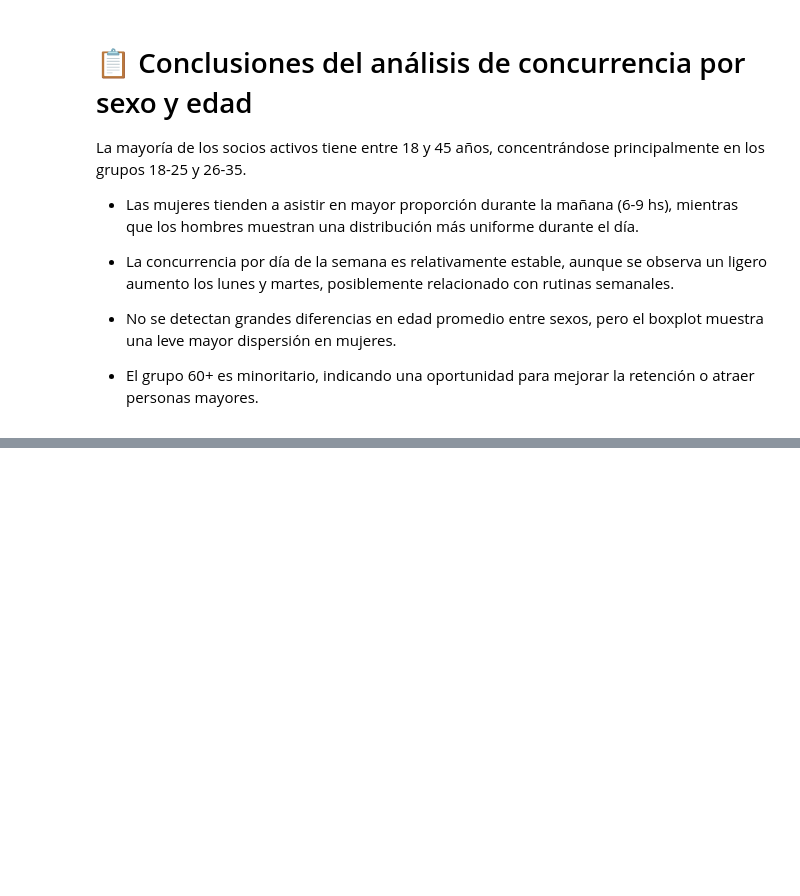
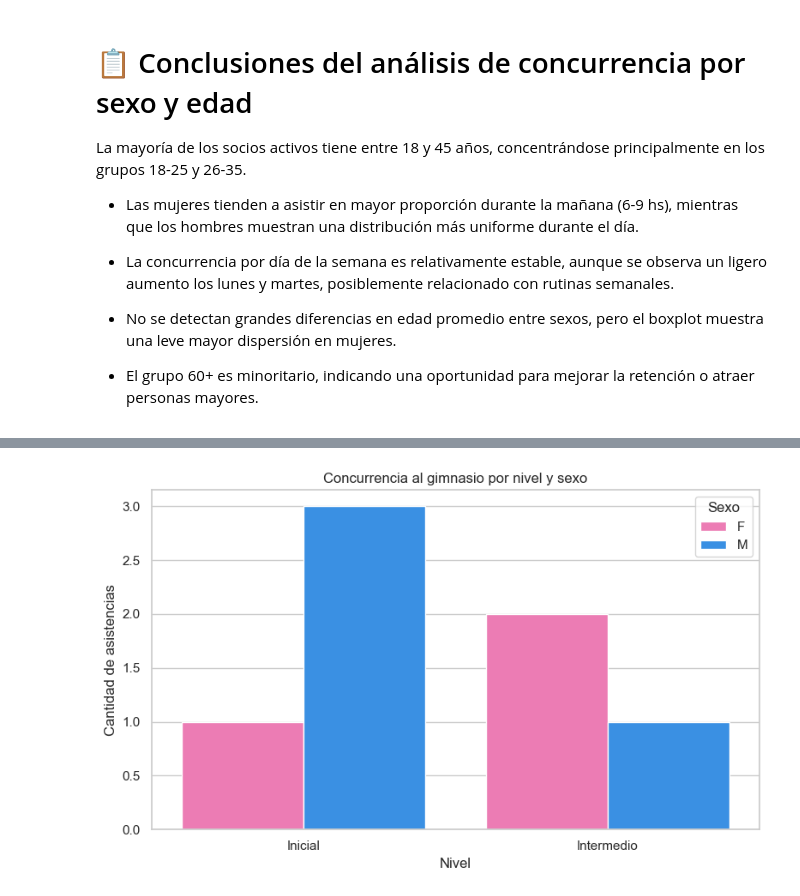
Before and after one commit to GFGaldeano/gym-master, a Jupyter notebook: ia/data_science/EDA/eda_concurrencia_socio.ipynb, the cells around one changed output, grey strips where cells are left out. Drawn from its saved outputs; the diff is of its cells as text; code cells hidden in the pictures; blank space fills up the shorter version.

```diff
--- a/ia/data_science/EDA/eda_concurrencia_socio.ipynb
+++ b/ia/data_science/EDA/eda_concurrencia_socio.ipynb
@@ -280,0 +294,26 @@ La mayoría de los socios activos tiene entre 18 y 45 años, concentrándose pri
+# %%
+import pandas as pd
+import numpy as np
+import matplotlib.pyplot as plt
+import seaborn as sns
+
+# Configuraciones generales
+sns.set(style="whitegrid")
+%matplotlib inline
+# %%
+# 🔐 Credenciales Supabase
+SUPABASE_URL = "https://brrxvwgjkuofcgdnmnfb.supabase.co"
+SUPABASE_KEY = "eyJhbGciOiJIUzI1NiIsInR5cCI6IkpXVCJ9.eyJpc3MiOiJzdXBhYmFzZSIsInJlZiI6ImJycnh2d2dqa3VvZmNnZG5tbmZiIiwicm9sZSI6ImFub24iLCJpYXQiOjE3NDkxNzQxNjIsImV4cCI6MjA2NDc1MDE2Mn0.pJDbApLOkF0LGAAV-d4AJ-HUoQ-13FtLIVMJXwlqT5s"
+supabase: Client = create_client(SUPABASE_URL, SUPABASE_KEY)
+# %%
+# Tablas necesarias
+tabla_socio = supabase.table("socio").select("*").execute()
+tabla_asistencia = supabase.table("asistencia").select("*").execute()
+tabla_nivel = supabase.table("nivel").select("*").execute()
+tabla_objetivo = supabase.table("objetivo").select("*").execute()
+
+# Convertimos a DataFrames
+df_socio = pd.DataFrame(tabla_socio.data)
+df_asistencia = pd.DataFrame(tabla_asistencia.data)
+df_nivel = pd.DataFrame(tabla_nivel.data)
+df_objetivo = pd.DataFrame(tabla_objetivo.data)
@@ -280,0 +362,16 @@ La mayoría de los socios activos tiene entre 18 y 45 años, concentrándose pri
+# %%
+# Concurrencia por nivel y sexo
+
+import matplotlib.pyplot as plt
+import seaborn as sns
+
+plt.figure(figsize=(8, 5))
+sns.countplot(data=df, x="nombre_nivel", hue="sexo", palette={"F": "#FF69B4", "M": "#1E90FF"})
+plt.title("Concurrencia al gimnasio por nivel y sexo")
+plt.xlabel("Nivel")
+plt.ylabel("Cantidad de asistencias")
+plt.legend(title="Sexo")
+plt.tight_layout()
+plt.show()
+# %% [output]
+[figure, added]
```
Also changed, not shown: parts of 20 cells of this notebook, 1 other file.
